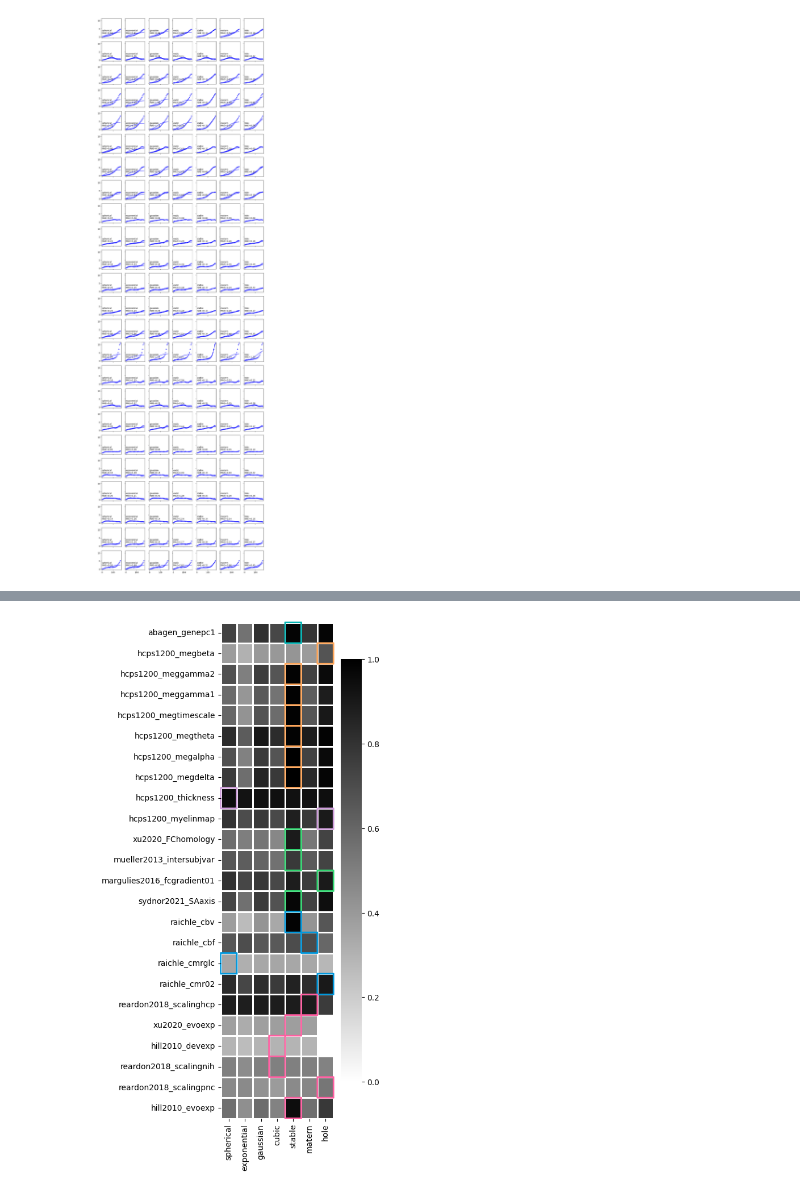
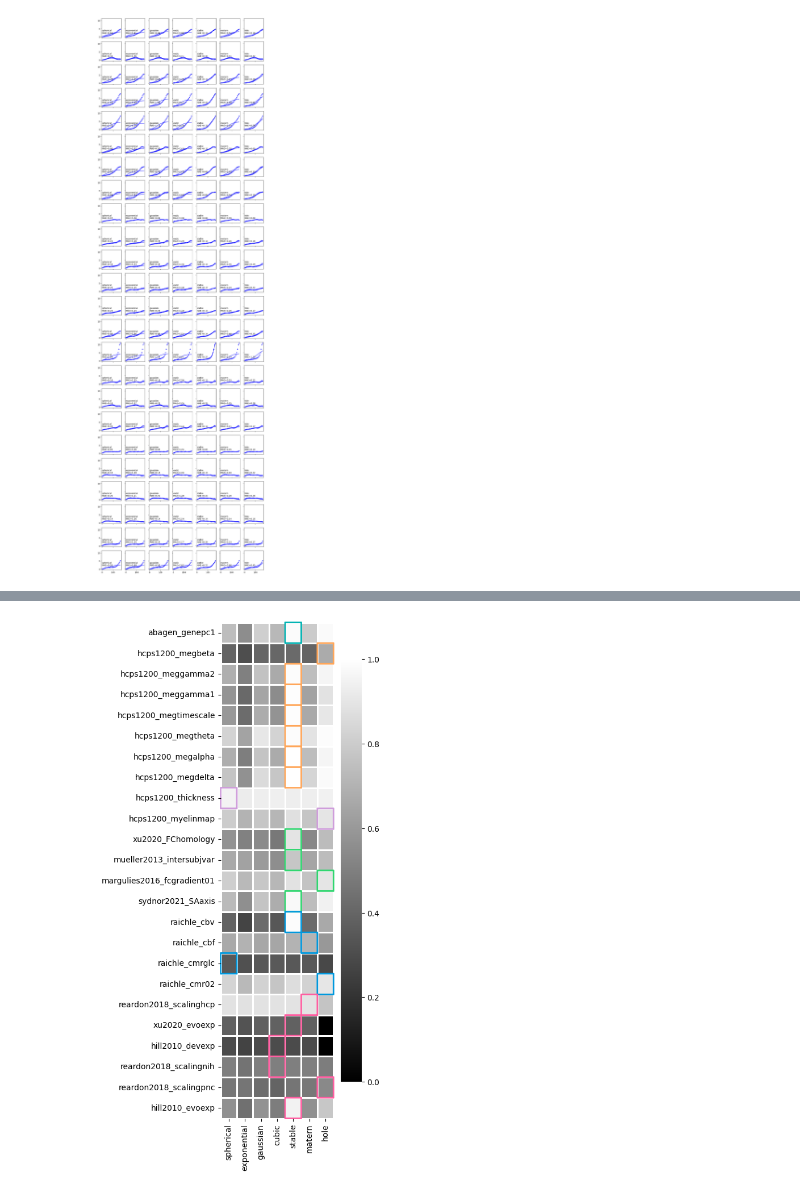
Before and after one commit to yiguzhou/zhou_interpolates, a Jupyter notebook: code/revision.ipynb, the cells around one changed output, grey strips where cells are left out. Cells and saved outputs as stored; diff of their text form; code cells hidden in the pictures.

```diff
--- a/code/revision.ipynb
+++ b/code/revision.ipynb
@@ -101,7 +101,7 @@ for mi, mapname in enumerate(mapnames):
         x_s = np.linspace(h.min(), h.max())
         axs[mi, ind].plot(h, v_pred, color = 'b')
         mae = np.mean(metrics.metric(v_pred, ev, 'residual'))
-        r2 = r2_score(ev, v_pred)
+        r2 = r2_score(ev, v_pred, force_finite=False)
         gof[model] = r2
 
         axs[mi, ind].text(x=0, y=2,s= model + "\n" + r'MAE=' + '{0:.2f}'.format(mae))
@@ -123,7 +123,7 @@ from interpmodules import helpers
 
 global_i_s = pd.DataFrame(index = maptags, columns = ['i'])
 
-Dist = helpers.internal_distance_matrix(src_pvdata.points, 'euclidean')
+Dist = helpers.internal_distance_matrix(src_pvdata.points, 'geodesic')
 
 for maptag in maptags:
     global_i = helpers.morans_i(Dist, src_pvdata[maptag], normalize=True)
@@ -193,37 +158,37 @@ data.columns = maptags
 fig, ax = plt.subplots(figsize = (5,10))
 data = data[mapnames]
 sns.heatmap(data.T, yticklabels = mapnames, \
-            linewidth = 2, linecolor = 'w', xticklabels = skgstat_mdls.keys(), vmin =0, vmax = 1, cmap = 'gist_yarg', ax=ax)
+            linewidth = 2, linecolor = 'w', xticklabels = skgstat_mdls.keys(), vmin =0, vmax = 1, cmap = 'gist_yarg_r', ax=ax)
 
 row_labels = []
 
 for maptag in mapnames:
     col_label = maptag
     row_label = data[maptag].sort_values(ascending = False).index[0]
     row_labels.append(row_label)
 
 
     j = data.index.get_loc(row_label)
     i = data.columns.get_loc(col_label)
 
     #ax.add_patch(
     #    plt.Rectangle((j, i), 1, 1, fill=False, edgecolor="dimgray", linewidth=2)
     #)
 
     ax.add_patch(
         FancyBboxPatch(
             (j, i), 1, 1,
             boxstyle="round,pad=0.0001",
             linewidth=2,
             edgecolor=extended_cpal[maptag],
             facecolor="none", clip_on=False
         ))
 
 
 plt.tight_layout()
 plt.savefig(projdir + "/figs/rev_figs4_neuromaps_fit_vario.svg")
 # %% [output]
-[figure, old version]
+[figure, new version]
 # %%
 mdlnames = ['spherical', 'exponential', 'gaussian', 'cubic', 'stable', 'matern', 'hole']
 show_models = [ mdlnames[ row_label ] for row_label in row_labels ]
```
Also changed, not shown: parts of 29 cells of this notebook, 2 other files.
